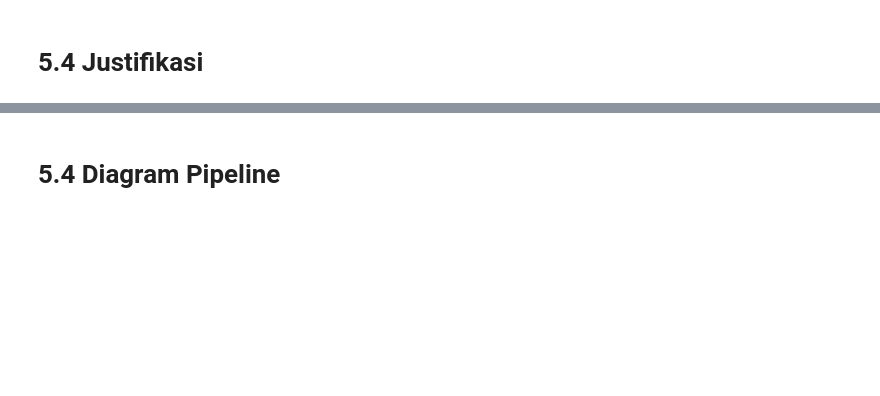
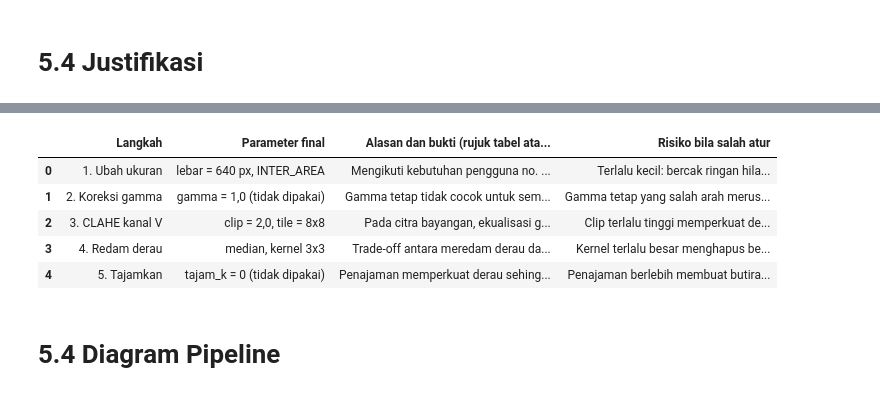
Before and after one commit to MuhammadImamFaisal/simuteh-2330511016, a Jupyter notebook: notebook/B5_praproses.ipynb, the cells around one changed output, grey strips where cells are left out. Drawn from its saved outputs; the diff is of its cells as text; code cells hidden in the pictures; blank space fills up the shorter version.

```diff
--- a/notebook/B5_praproses.ipynb
+++ b/notebook/B5_praproses.ipynb
@@ -257,3 +222,79 @@ tabel13.to_csv(
+# %%
+# B5.4 - Tabel 13: Justifikasi Rangkaian Praproses
+# Rujukan nama file di bawah nanti diganti nomor Tabel/Gambar di laporan.
+
+tabel13 = pd.DataFrame([
+    [
+        "1. Ubah ukuran",
+        "lebar = 640 px, INTER_AREA",
+        "Mengikuti kebutuhan pengguna no. 4 (cepat di HP kelas menengah). "
+        "Lembar hitung 2.1 d): pada lebar 640 px bercak 5 mm hanya 7,62 px saat Z = 300 mm, "
+        "sehingga jarak potret harus <= 228,57 mm agar bercak >= 10 px. "
+        "Eksperimen sampling (b2_tabel_sampling.csv, b2_sampling.png) menunjukkan detail bercak "
+        "mulai hilang bila citra diperkecil lebih jauh.",
+        "Terlalu kecil: bercak ringan hilang (P2.5). Terlalu besar: waktu proses naik kuadratik (P4.6)."
+    ],
+    [
+        "2. Koreksi gamma",
+        "gamma = 1,0 (tidak dipakai)",
+        "Gamma tetap tidak cocok untuk semua kondisi: gelap butuh gamma < 1, terang butuh gamma > 1 "
+        "(b3_5_kb_kandidat.csv, b3_4kondisi.png). Tanpa gamma pun KB kondisi gelap sudah naik 66,88% "
+        "berkat CLAHE (b5_tabel12.csv).",
+        "Gamma tetap yang salah arah merusak satu kondisi: mencerahkan citra terang menambah piksel jenuh."
+    ],
+    [
+        "3. CLAHE kanal V",
+        "clip = 2,0, tile = 8x8",
+        "Pada citra bayangan, ekualisasi global menurunkan KB (2,45 -> 1,83) sedangkan CLAHE "
+        "menaikkannya (2,55) (b3_tabel10.csv, b3_asli_ekualisasi_clahe.png). Diterapkan di kanal V "
+        "agar rona warna tidak bergeser (b3_clahe_v_vs_bgr.csv). Hasil rangkaian: KB bayangan naik "
+        "83,22% (b5_tabel12.csv). Catatan: pada teh_045, KB tertinggi justru clip 1,0 tile 4x4 "
+        "(3,18; b3_4_matriks_clahe.csv); nilai 2,0/8x8 dipertahankan sebagai nilai bawaan dan "
+        "pengujian clip lebih rendah pada seluruh 40 citra menjadi rencana perbaikan.",
+        "Clip terlalu tinggi memperkuat derau; terbukti pada kondisi terang KB turun 10,78% dan "
+        "simpangan baku daun sehat naik (b5_uji_bercak_palsu_ringkas.csv)."
+    ],
+    [
+        "4. Redam derau",
+        "median, kernel 3x3",
+        "Trade-off antara meredam derau dan menjaga bercak kecil. Pada kelas ringan, dI tetap terjaga "
+        "pada kernel 3 (28,08) tetapi turun pada kernel 9 (21,14) dan 15 (8,35) "
+        "(b4_pengaruh_kernel_median.csv, b4_dI_kernel.png, b4_crop_bercak.png). Median paling tahan "
+        "derau garam-merica (median 3 pada sp 4%: 47,98 dB; b4_tabel11.csv). Pada derau sensor bawaan, "
+        "median 3 menaikkan PSNR 32,39 -> 39,44 dB; median 5 (41,61 dB) dan Gaussian 5 (40,80 dB) "
+        "lebih tinggi, tetapi kernel kecil dipilih untuk mengutamakan bercak kecil "
+        "(b4_ringkasan_derau_sensor.csv).",
+        "Kernel terlalu besar menghapus bercak kecil sehingga daun bercak ringan bisa dinilai sehat."
+    ],
+    [
+        "5. Tajamkan",
+        "tajam_k = 0 (tidak dipakai)",
+        "Penajaman memperkuat derau sehingga simpangan baku latar naik dan PSNR turun "
+        "(b4_urutan_tajam.csv, b4_urutan_tajam.png). Sasaran SIMUTEH adalah warna dan intensitas "
+        "bercak, bukan tepi, sehingga penajaman tidak memberi manfaat yang sebanding dengan risikonya.",
+        "Penajaman berlebih membuat butiran derau tampak seperti bercak kecil (bercak palsu)."
+    ],
+], columns=[
+    "Langkah",
+    "Parameter final",
+    "Alasan dan bukti (rujuk tabel atau gambar)",
+    "Risiko bila salah atur",
+])
+
+pd.set_option("display.max_colwidth", None)
+display(tabel13)
+
+tabel13.to_csv(
+    os.path.join(HASIL_DIR, "b5_tabel13_justifikasi.csv"),
+    index=False
+)
+# %% [output]
+|  | Langkah | Parameter final | Alasan dan bukti (rujuk tabel ata... | Risiko bila salah atur |
+| 0 | 1. Ubah ukuran | lebar = 640 px, INTER_AREA | Mengikuti kebutuhan pengguna no. ... | Terlalu kecil: bercak ringan hila... |
+| 1 | 2. Koreksi gamma | gamma = 1,0 (tidak dipakai) | Gamma tetap tidak cocok untuk sem... | Gamma tetap yang salah arah merus... |
+| 2 | 3. CLAHE kanal V | clip = 2,0, tile = 8x8 | Pada citra bayangan, ekualisasi g... | Clip terlalu tinggi memperkuat de... |
+| 3 | 4. Redam derau | median, kernel 3x3 | Trade-off antara meredam derau da... | Kernel terlalu besar menghapus be... |
+| 4 | 5. Tajamkan | tajam_k = 0 (tidak dipakai) | Penajaman memperkuat derau sehing... | Penajaman berlebih membuat butira... |
 # %% [markdown]
 # 5.4 Diagram Pipeline
 # %%
```
Also changed, not shown: parts of 5 cells of this notebook, 6 other files.
